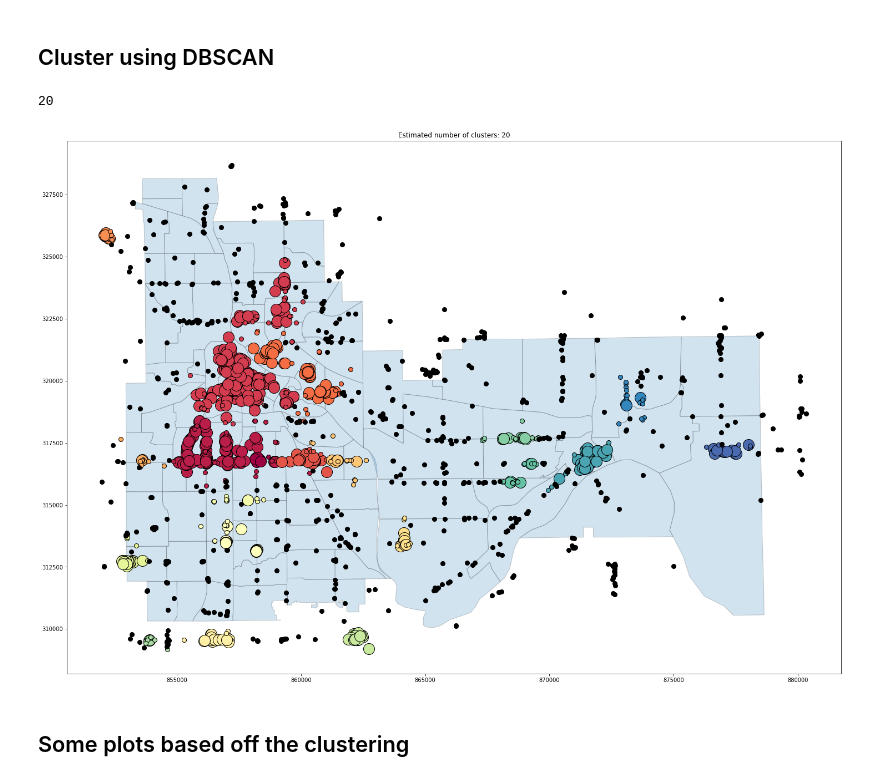
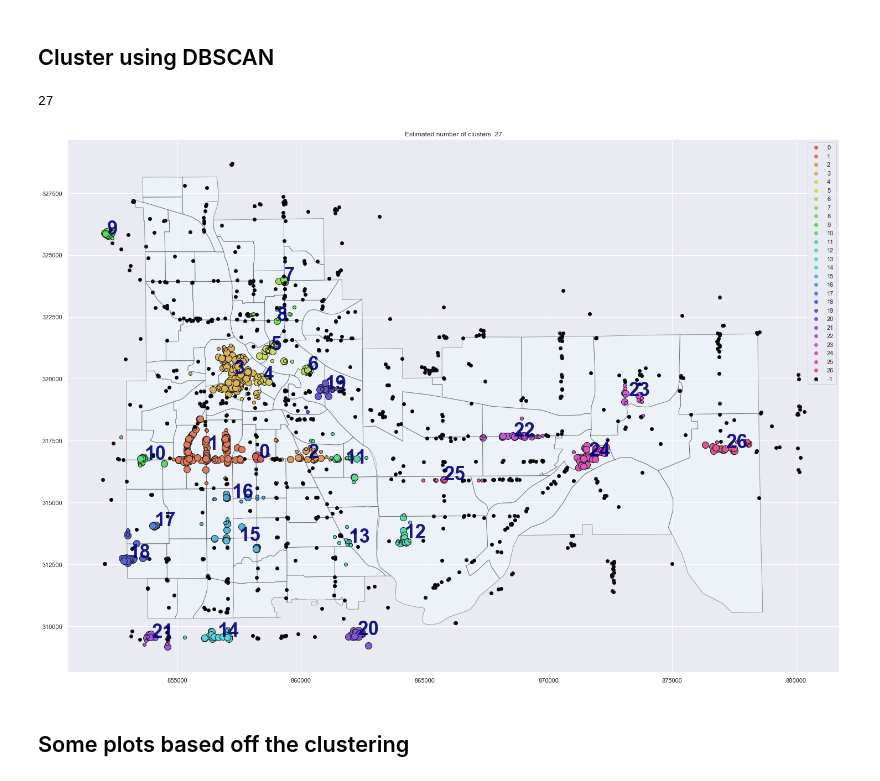
Before and after one commit to no50free/Twin_Cities_Cluster_Analysis, a Jupyter notebook: Capstone Cleaned.ipynb, the cells around one changed output. Cells and saved outputs as stored; diff of their text form; code cells hidden in the pictures.

```diff
--- a/Capstone Cleaned.ipynb
+++ b/Capstone Cleaned.ipynb
@@ -545,6 +572,6 @@ from sklearn.cluster import KMeans
 
 from sklearn.preprocessing import StandardScaler
 
-X = gdf[['x','y','nearest_brew','within_r']].values[:,:]
+X = gdf[['x', 'y']]#, 'nearest_brew', 'brew_within_r', 'food_within_r', 'brew_food_ratio']].values[:,:]
 X = np.nan_to_num(X)
 Clus_dataSet = StandardScaler().fit_transform(X)
@@ -551,5 +600,6 @@ Clus_dataSet = StandardScaler().fit_transform(X)
 # %%
-clusterNum = 6
+# Elbow method indicates small elbows at k=5, 7, 10.
+clusterNum = 3
 k_means = KMeans(init = "k-means++", n_clusters = clusterNum, n_init = 30)
 k_means.fit(X)
 labels = k_means.labels_
@@ -613,7 +662,7 @@ from scipy.spatial.distance import cdist
 
 # k means determine k
 distortions = []
-K = range(1,20)
+K = range(15,25)
 for k in K:
     k_means = KMeans(init = "k-means++", n_clusters = k, n_init = 30)
     k_means.fit(X)
@@ -634,12 +683,12 @@ from sklearn.cluster import DBSCAN
 import sklearn.utils
 from sklearn.preprocessing import StandardScaler
 sklearn.utils.check_random_state(1000)
-Clus_dataSet = gdf[['x','y','nearest_brew']]
+Clus_dataSet = gdf[['x', 'y', 'nearest_brew', 'brew_food_ratio']]#, 'food_within_r', ]]
 Clus_dataSet = np.nan_to_num(Clus_dataSet)
 Clus_dataSet = StandardScaler().fit_transform(Clus_dataSet)
 
 # Compute DBSCAN
-db = DBSCAN(eps=.25, min_samples=14).fit(Clus_dataSet)
+db = DBSCAN(eps=.26, min_samples=12).fit(Clus_dataSet)
 core_samples_mask = np.zeros_like(db.labels_, dtype=bool)
 core_samples_mask[db.core_sample_indices_] = True
 labels = db.labels_
@@ -649,42 +698,55 @@ realClusterNum=len(set(labels)) - (1 if -1 in labels else 0)
 clusterNum = len(set(labels))
 
 
+
 # A sample of clusters
 print(realClusterNum)
 #df_food_geo[['x','y','nearest_brew','within_r','Clus_Db']].head(5)
 #gdf['Clus_Db'].value_counts()
 # %% [output]
-20
+27
 # %%
 # Black removed and is used for noise instead.
 unique_labels = set(labels)
-colors = [plt.cm.Spectral(each)
-          for each in np.linspace(0, 1, len(unique_labels))]
+unique_labels.remove(-1)
+unique_labels=list(unique_labels)
+unique_labels=unique_labels +[-1]
+
+ax = tc_geo.plot(figsize=(25,25), edgecolor='k', alpha=0.4, color='azure')
+
+colors=sns.color_palette('hls', clusterNum)
 
 Clus_dataSet=np.concatenate((np.array(gdf[['x','y']]),Clus_dataSet),axis=1)
 
-#ax = plt.subplots(figsize = (20,20))
-ax = tc_geo.plot(figsize=(25,25), edgecolor='k',alpha=0.2)
+
+cs=[] # to make legend
+centroids=[]
 
 for k, col in zip(unique_labels, colors):
     if k == -1:
         # Black used for noise.
         col = [0, 0, 0, 1]
 
     class_member_mask = (labels == k)
 
     xy = Clus_dataSet[class_member_mask & core_samples_mask]
     plt.plot(xy[:, 0], xy[:, 1], 'o', markerfacecolor=tuple(col),
-             markeredgecolor='k', markersize=20)
+             markeredgecolor='k', markersize=12)
+    cs.append(plt.scatter(xy[:,0], xy[:,1], color=col))
+    centroids.append([xy[:,0].mean(), xy[:,1].mean()])
 
     xy = Clus_dataSet[class_member_mask & ~core_samples_mask]
     plt.plot(xy[:, 0], xy[:, 1], 'o', markerfacecolor=tuple(col),
-             markeredgecolor='k', markersize=8)
+             markeredgecolor='k', markersize=6)
+
+for j in range(0,len(centroids)-1):
+    ax.text(centroids[j][0], centroids[j][1], j, fontsize=35, fontweight=1000,fontdict=dict(color='navy', alpha=0.9))#, ha='center', va='center_baseline')
 
 plt.title('Estimated number of clusters: %d' % realClusterNum)
+plt.legend(cs, unique_labels)
 plt.show()
 # %% [output]
-[figure, old version]
+[figure, new version]
 # %% [markdown]
 ## Some plots based off the clustering
 # %%
```
Also changed, not shown: parts of 21 cells of this notebook.
